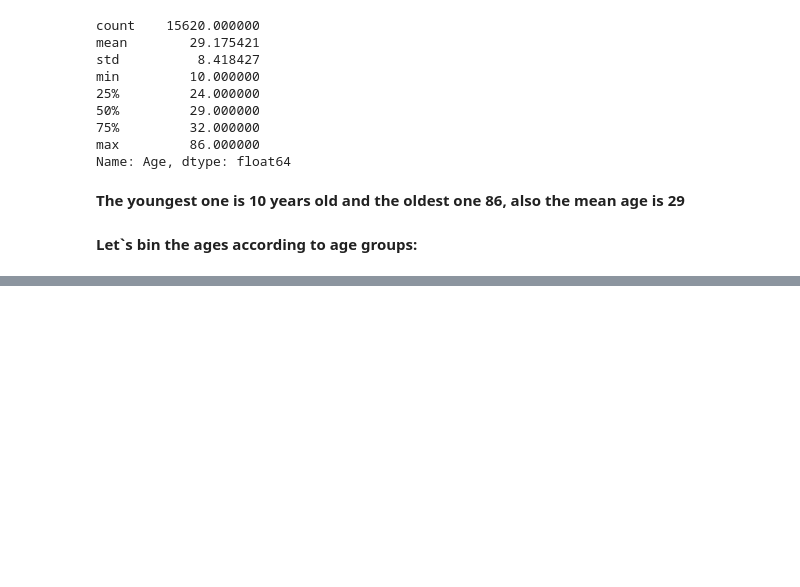
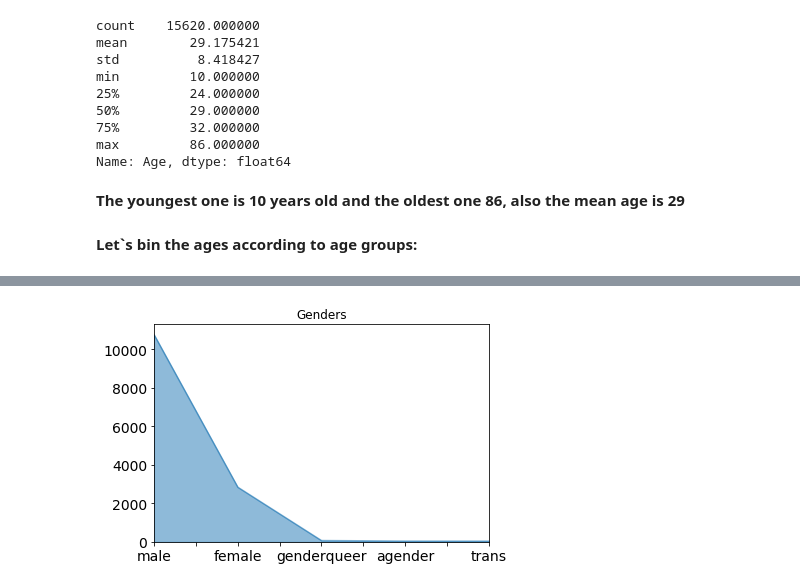
Before and after one commit to TsHristov/Machine-Learning-FMI-2017, a Jupyter notebook: DataWrangling/NewCodersSurvey.ipynb, the cells around one changed output, grey strips where cells are left out. Cells and saved outputs as stored; diff of their text form; code cells hidden in the pictures; blank space fills up the shorter version.

```diff
--- a/DataWrangling/NewCodersSurvey.ipynb
+++ b/DataWrangling/NewCodersSurvey.ipynb
@@ -89,0 +76,4 @@ categories.value_counts().plot(kind="bar");
+# %%
+code_survey["Gender"].value_counts().plot.area(stacked=False, title="Genders", fontsize=14);
+# %% [output]
+[figure, added]
```
Also changed, not shown: parts of 4 cells of this notebook.
